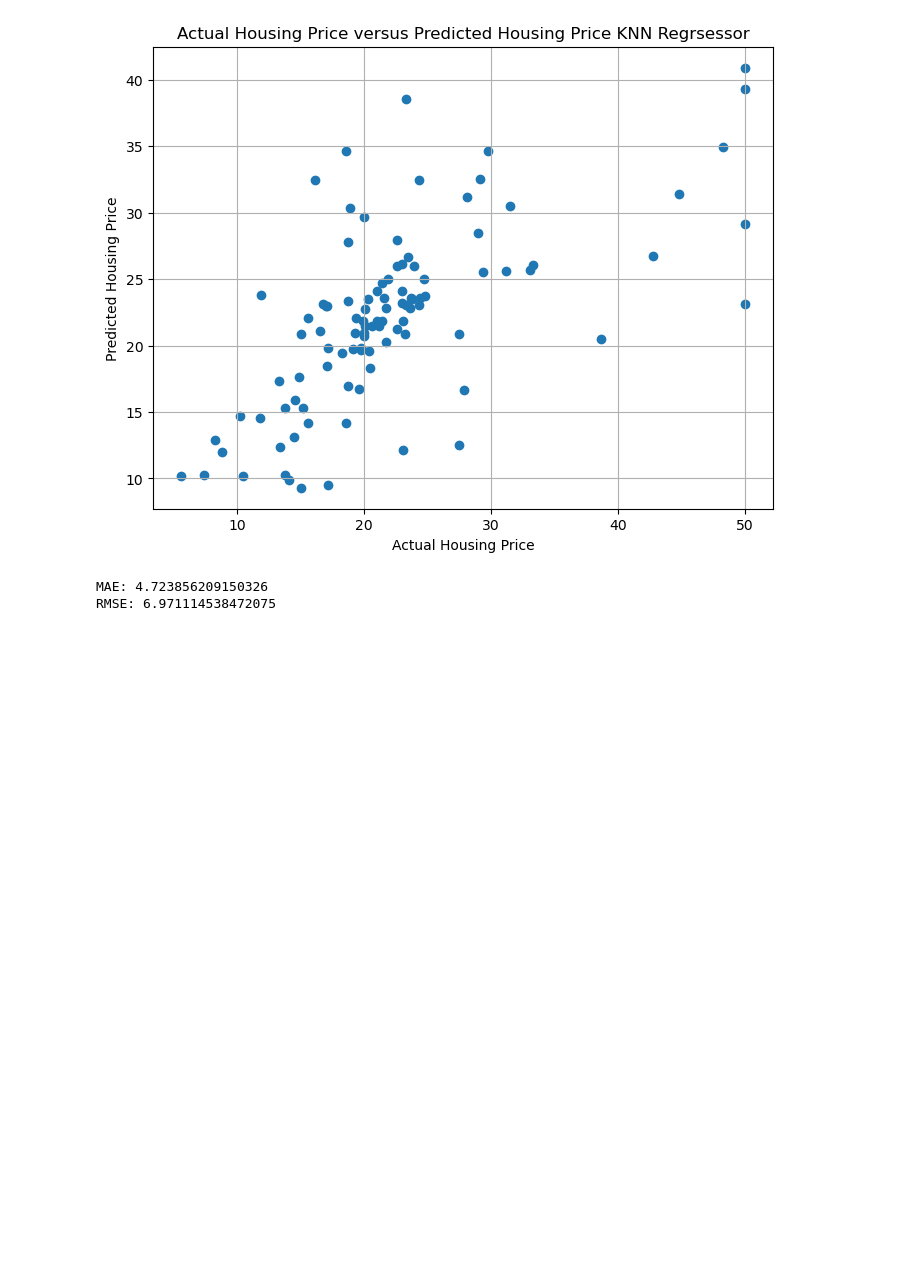
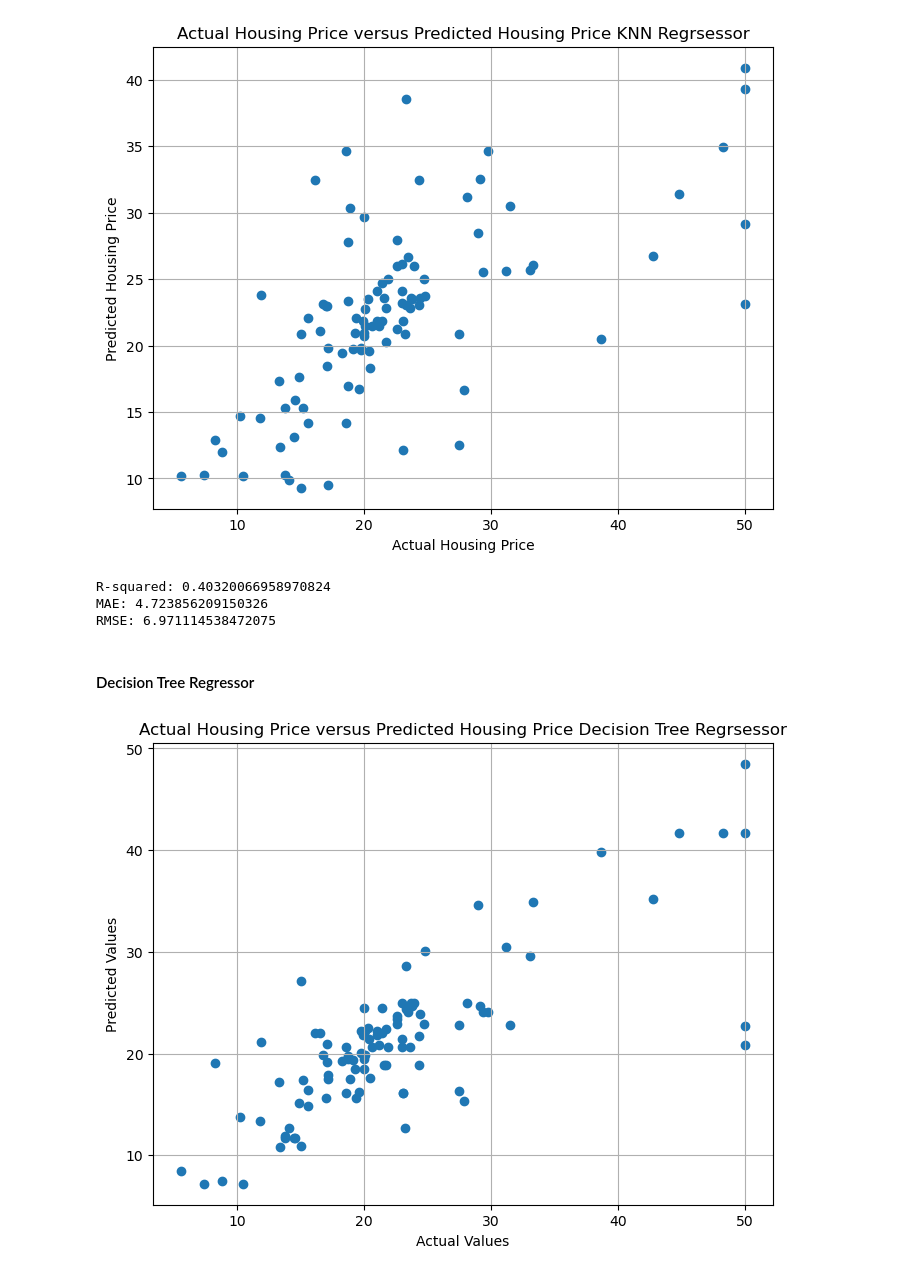
Before and after one commit to Syaza777/Regression_Boston-House-Price_KNR_DTR_SVR, a Jupyter notebook: Lab4Exercise.ipynb, the cells around one changed output. Drawn from its saved outputs; the diff is of its cells as text; code cells hidden in the pictures; blank space fills up the shorter version.

Commit message:
Updated SVR and Decision Tree Regressor titles in plots and added section headers.

```diff
--- a/Lab4Exercise.ipynb
+++ b/Lab4Exercise.ipynb
@@ -182,14 +182,41 @@ plt.show()
 # %% [output]
 [figure]
 # %%
-# 3. Calculate Metrics
+# Calculate Metrics
 import numpy as np
 from sklearn.metrics import mean_absolute_error, mean_squared_error, r2_score
+r_squared = r2_score(y_test, y_pred)
 mae = mean_absolute_error(y_test, y_pred)
 rmse = np.sqrt(mean_squared_error(y_test, y_pred))
 
+print("R-squared:", r_squared)
 print("MAE:", mae)
 print("RMSE:", rmse)
 # %% [output]
+R-squared: 0.40320066958970824
 MAE: 4.723856209150326
 RMSE: 6.971114538472075
+# %% [markdown]
+#### Decision Tree Regressor
+# %%
+from sklearn.tree import DecisionTreeRegressor
+from sklearn.metrics import mean_squared_error, mean_absolute_error
+import matplotlib.pyplot as plt
+import numpy as np
+# Create Decision Tree Regressor model
+dt_model = DecisionTreeRegressor(random_state=0)
+# Fit the model
+dt_model.fit(x_train, y_train)
+# Predict on test data
+y_pred = dt_model.predict(x_test)
+# %%
+# Plot Actual vs Predicted
+plt.figure(figsize=(8,6))
+plt.scatter(y_test, y_pred)
+plt.xlabel("Actual Values")
+plt.ylabel("Predicted Values")
+plt.title("Actual Housing Price versus Predicted Housing Price Decision Tree Regrsessor")
+plt.grid(True)
+plt.show()
+# %% [output]
+[figure, added]
```
Also changed, not shown: parts of 8 cells of this notebook.
